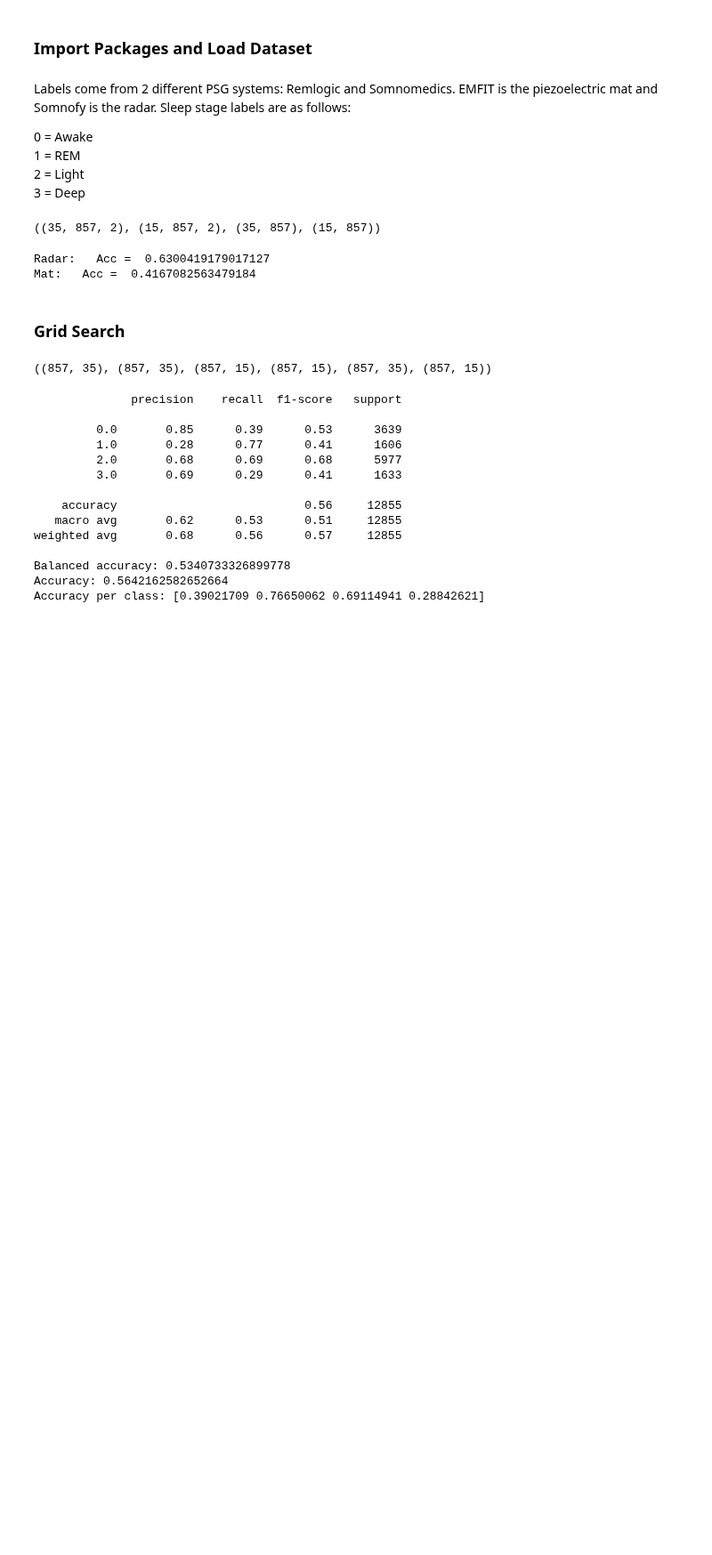
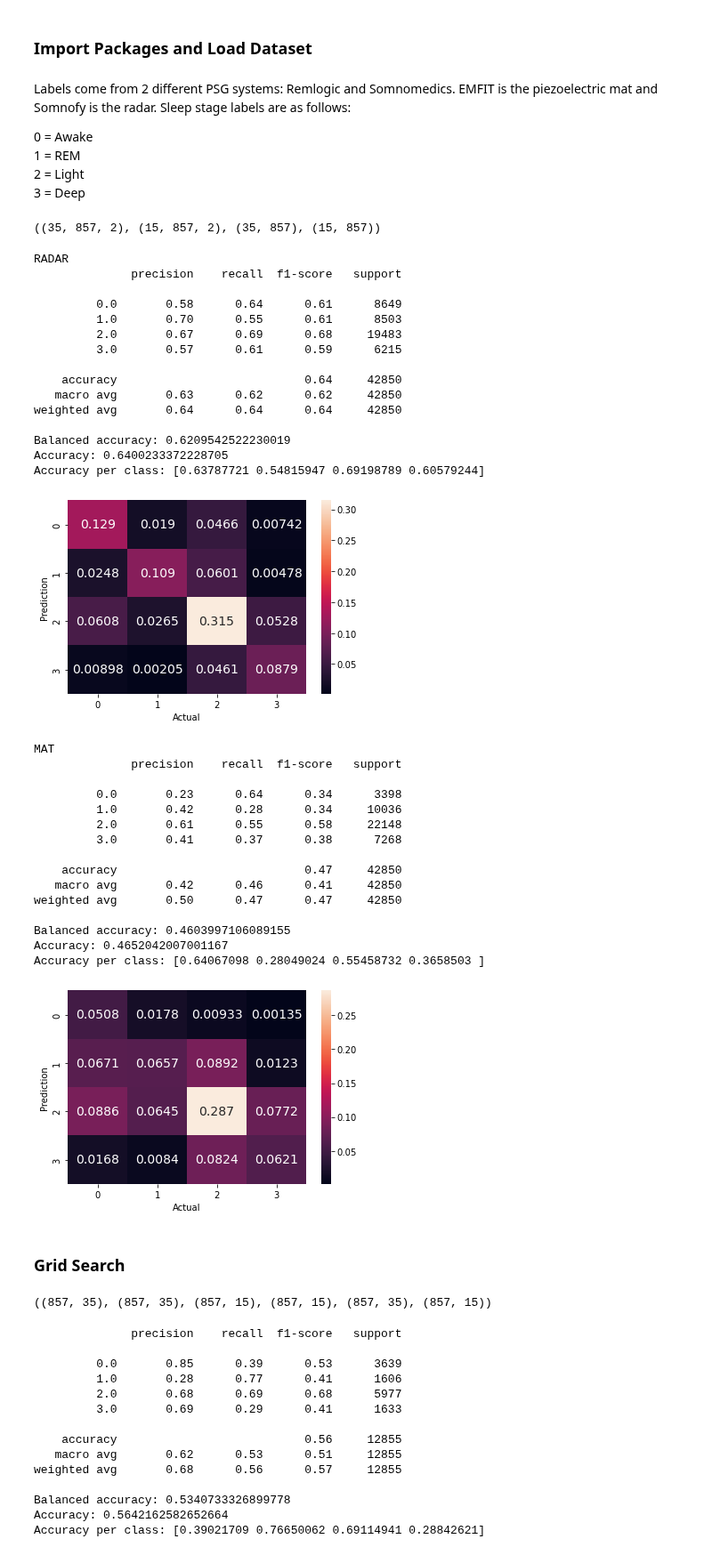
Before and after one commit to elifKurtay/ML_Sleep_Stages_Project, a Jupyter notebook: scripts/MLModels.ipynb, the cells around one changed output. Shown at 89% size. Cells and saved outputs as stored; diff of their text form; code cells hidden in the pictures; blank space fills up the shorter version.

Commit message:
overall is removed

```diff
--- a/scripts/MLModels.ipynb
+++ b/scripts/MLModels.ipynb
@@ -40,10 +40,51 @@ x_train.shape, x_test.shape, y_train.shape, y_test.shape
 ((35, 857, 2), (15, 857, 2), (35, 857), (15, 857))
 # %%
 x_all, y_all = x.reshape(x.shape[0] * x.shape[1], 2), y.ravel()
-overall_balanced_accuracy(x_all, y_all)
+radar, mat = x_all[:, 0], x_all[:, 1]
+print("RADAR")
+print(classification_report(radar,y_all))
+print("Balanced accuracy:", balanced_accuracy_score(radar,y_all))
+print("Accuracy:",accuracy_score(radar,y_all))
+plot_conf_matrix(y_all, radar, normalize = True)
+
+print("\nMAT")
+print(classification_report(mat,y_all))
+print("Balanced accuracy:", balanced_accuracy_score(mat,y_all))
+print("Accuracy:",accuracy_score(mat,y_all))
+plot_conf_matrix(y_all, mat, normalize = True)
 # %% [output]
-Radar:   Acc =  0.6300419179017127
-Mat:   Acc =  0.4167082563479184
+RADAR
+              precision    recall  f1-score   support
+
+         0.0       0.58      0.64      0.61      8649
+         1.0       0.70      0.55      0.61      8503
+         2.0       0.67      0.69      0.68     19483
+         3.0       0.57      0.61      0.59      6215
+
+    accuracy                           0.64     42850
+   macro avg       0.63      0.62      0.62     42850
+weighted avg       0.64      0.64      0.64     42850
+
+Balanced accuracy: 0.6209542522230019
+Accuracy: 0.6400233372228705
+Accuracy per class: [0.63787721 0.54815947 0.69198789 0.60579244]
+[figure, added]
+MAT
+              precision    recall  f1-score   support
+
+         0.0       0.23      0.64      0.34      3398
+         1.0       0.42      0.28      0.34     10036
+         2.0       0.61      0.55      0.58     22148
+         3.0       0.41      0.37      0.38      7268
+
+    accuracy                           0.47     42850
+   macro avg       0.42      0.46      0.41     42850
+weighted avg       0.50      0.47      0.47     42850
+
+Balanced accuracy: 0.4603997106089155
+Accuracy: 0.4652042007001167
+Accuracy per class: [0.64067098 0.28049024 0.55458732 0.3658503 ]
+[figure, added]
 # %%
 train_size, test_size = x_train.shape[0] * x_train.shape[1], x_test.shape[0] * x_test.shape[1]
 x_tr, x_te, y_tr, y_te = x_train.reshape(train_size,2), x_test.reshape(test_size,2), y_train.ravel(), y_test.ravel()
```
Also changed, not shown: 1 other file.
